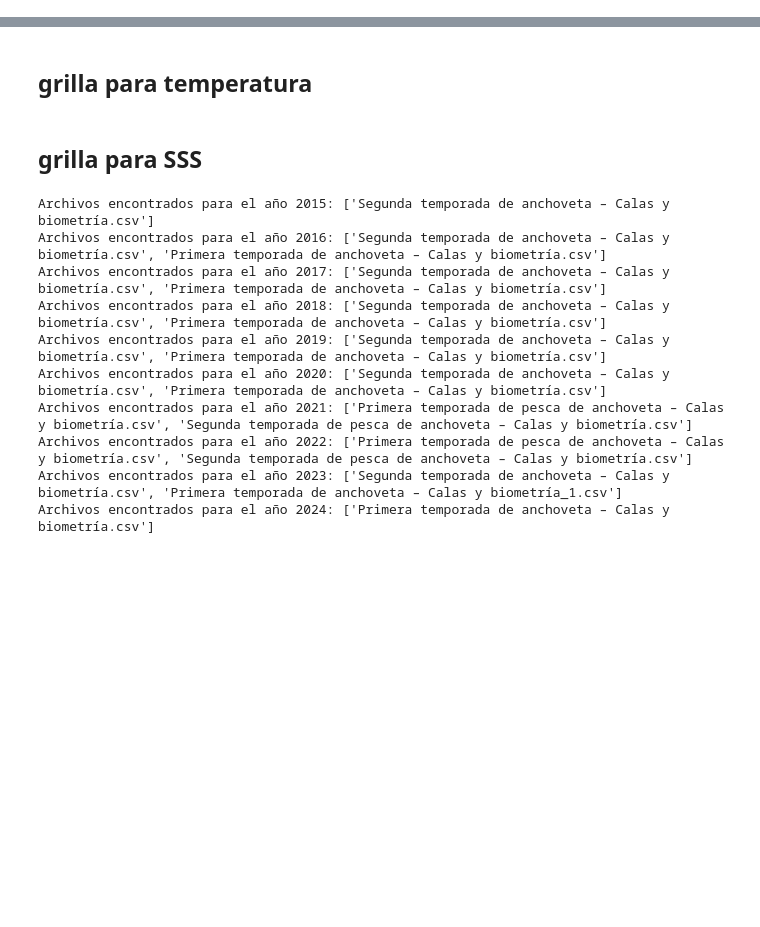
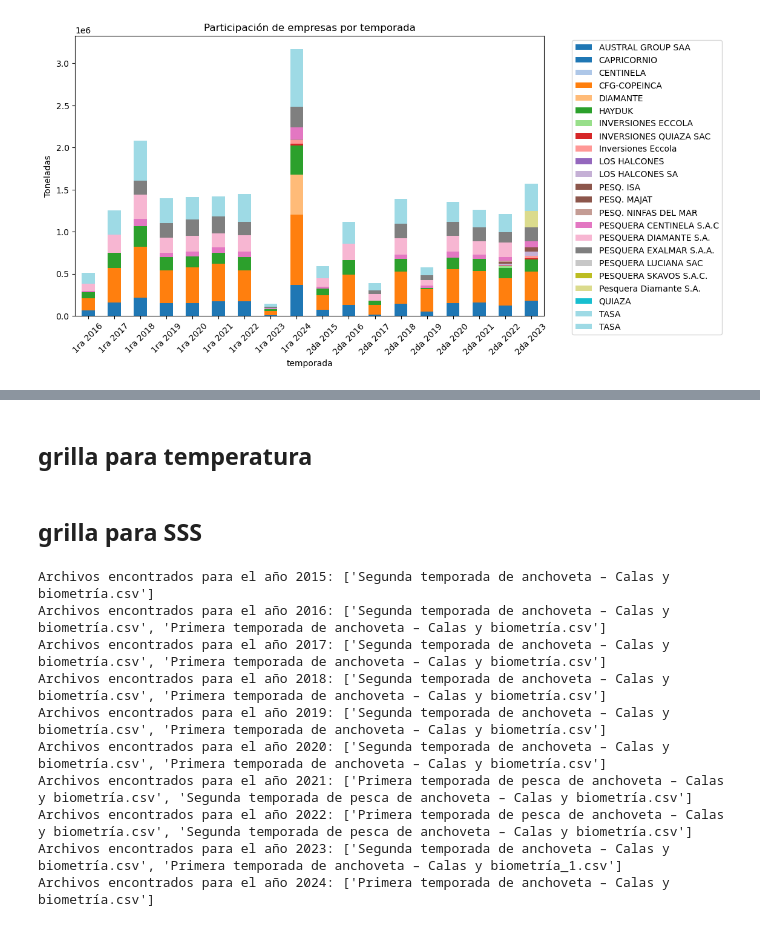
Before and after one commit to dbrisaro/catch_modelling, a Jupyter notebook: scripts/calas_extended_to_years.ipynb, the cells around one changed output, grey strips where cells are left out. Drawn from its saved outputs; the diff is of its cells as text; code cells hidden in the pictures; blank space fills up the shorter version.

```diff
--- a/scripts/calas_extended_to_years.ipynb
+++ b/scripts/calas_extended_to_years.ipynb
@@ -231,0 +332,22 @@ class CalasDataVisualizer:
+# %%
+pivot_empresas = df_stats.pivot_table(
+    index="temporada",
+    columns="empresa",
+    values="volumen_empresa_tm",
+    aggfunc="sum",
+    fill_value=0
+)
+
+pivot_empresas.plot(
+    kind="bar",
+    stacked=True,
+    figsize=(10,6),
+    colormap="tab20"
+)
+plt.ylabel("Toneladas")
+plt.title("Participación de empresas por temporada")
+plt.xticks(rotation=45)
+plt.legend(bbox_to_anchor=(1.05, 1), loc='upper left')
+plt.show()
+# %% [output]
+[figure, added]
```
Also changed, not shown: parts of 9 cells of this notebook, 1 other file.
